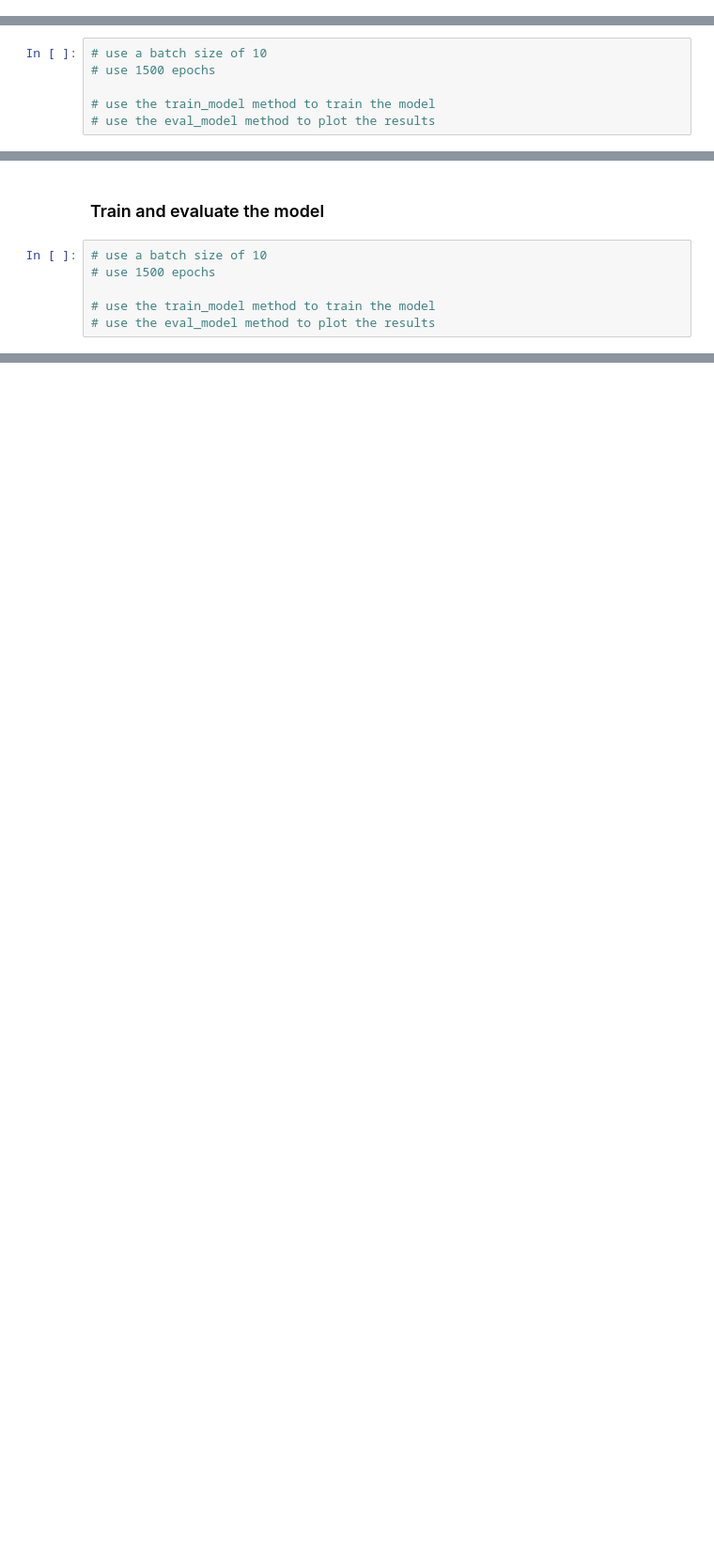
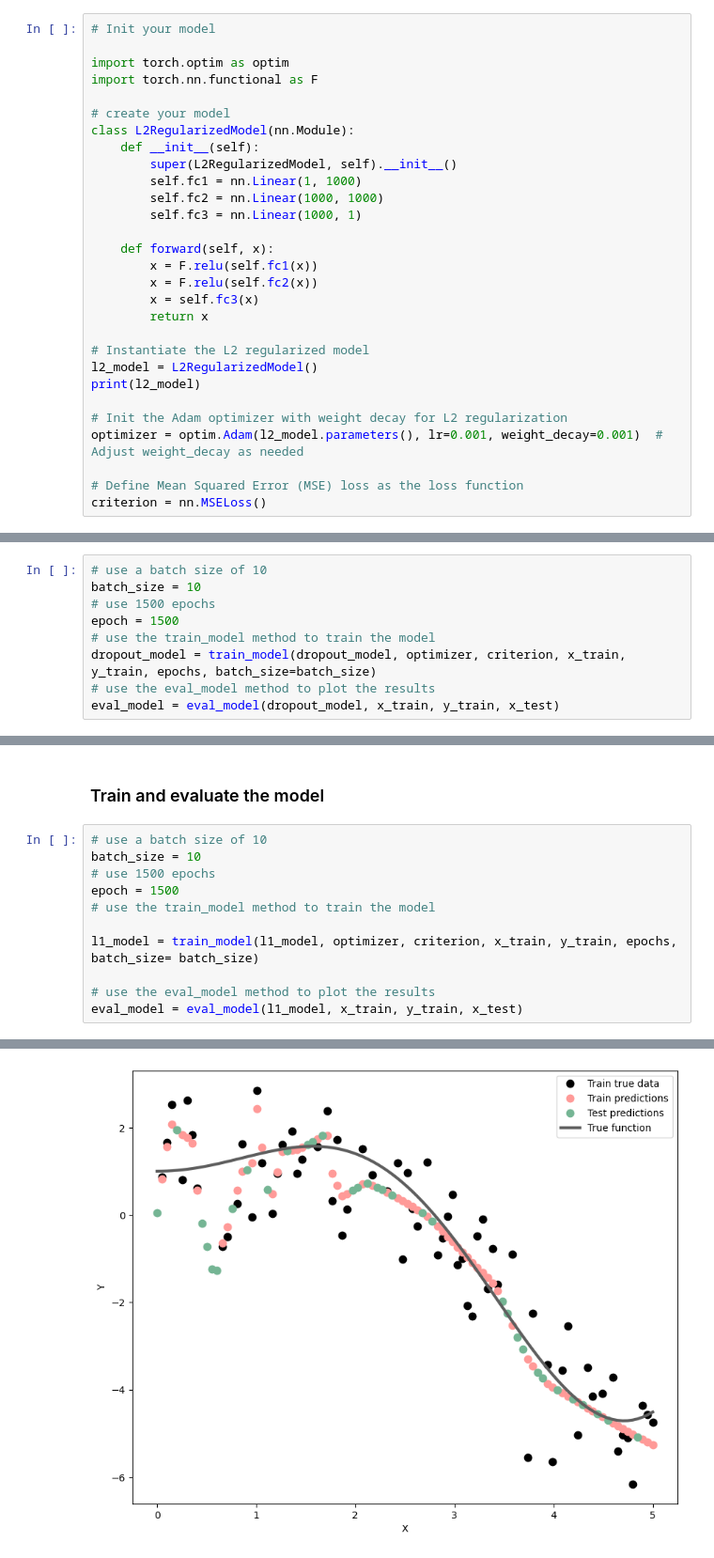
Before and after one commit to AvoidRafid/Academic, a Jupyter notebook: 06_Regularization/06_Regularization.ipynb, the cells around one changed output, grey strips where cells are left out. Shown at 94% size. Drawn from its saved outputs; the diff is of its cells as text; blank space fills up the shorter version.

```diff
--- a/06_Regularization/06_Regularization.ipynb
+++ b/06_Regularization/06_Regularization.ipynb
@@ -178,0 +288,29 @@ print(l2_model)
+# %%
+# Init your model
+
+import torch.optim as optim
+import torch.nn.functional as F
+
+# create your model
+class L2RegularizedModel(nn.Module):
+    def __init__(self):
+        super(L2RegularizedModel, self).__init__()
+        self.fc1 = nn.Linear(1, 1000)
+        self.fc2 = nn.Linear(1000, 1000)
+        self.fc3 = nn.Linear(1000, 1)
+
+    def forward(self, x):
+        x = F.relu(self.fc1(x))
+        x = F.relu(self.fc2(x))
+        x = self.fc3(x)
+        return x
+
+# Instantiate the L2 regularized model
+l2_model = L2RegularizedModel()
+print(l2_model)
+
+# Init the Adam optimizer with weight decay for L2 regularization
+optimizer = optim.Adam(l2_model.parameters(), lr=0.001, weight_decay=0.001)  # Adjust weight_decay as needed
+
+# Define Mean Squared Error (MSE) loss as the loss function
+criterion = nn.MSELoss()
@@ -180,9 +324,12 @@ print(l2_model)
 ### Train and evaluate the model
 # %%
 # use a batch size of 10
+batch_size = 10
 # use 1500 epochs
-
+epoch = 1500
 # use the train_model method to train the model
+dropout_model = train_model(dropout_model, optimizer, criterion, x_train, y_train, epochs, batch_size=batch_size)
 # use the eval_model method to plot the results
+eval_model = eval_model(dropout_model, x_train, y_train, x_test)
 # %% [markdown]
 ## Initialize a model with L1 regularization
@@ -205,7 +406,13 @@ print(l1_model)
 ### Train and evaluate the model
 # %%
 # use a batch size of 10
+batch_size = 10
 # use 1500 epochs
+epoch = 1500
+# use the train_model method to train the model
 
-# use the train_model method to train the model
+l1_model = train_model(l1_model, optimizer, criterion, x_train, y_train, epochs, batch_size= batch_size)
+
 # use the eval_model method to plot the results
+eval_model = eval_model(l1_model, x_train, y_train, x_test)
+# %% [output]
@@ -211,0 +434 @@ print(l1_model)
+[figure, added]
```
Also changed, not shown: parts of 15 cells of this notebook, 3 other files.
